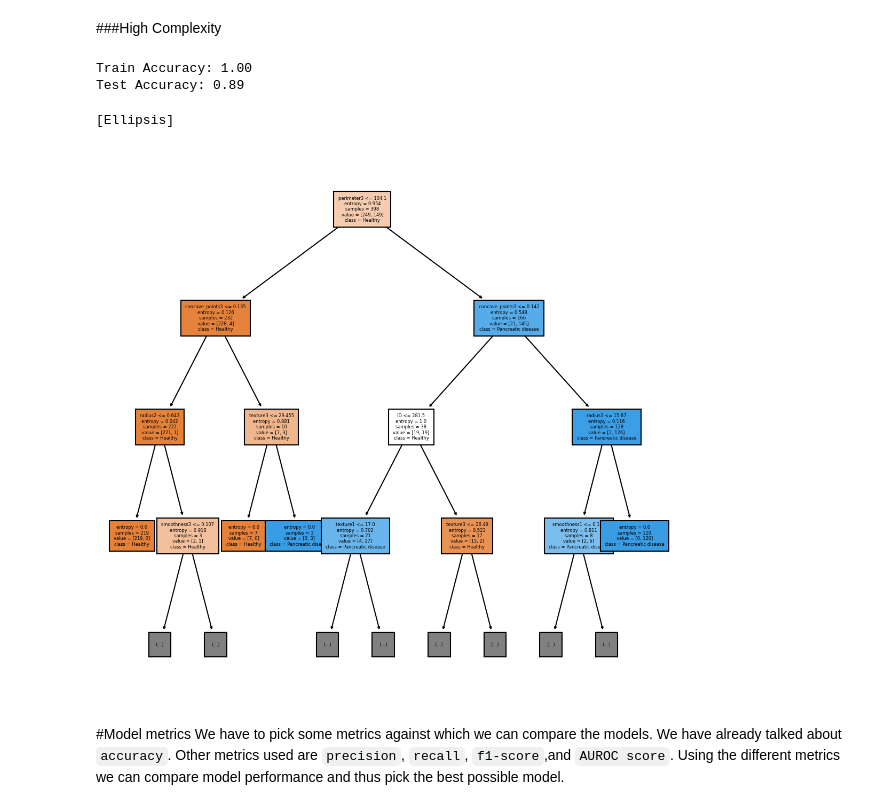
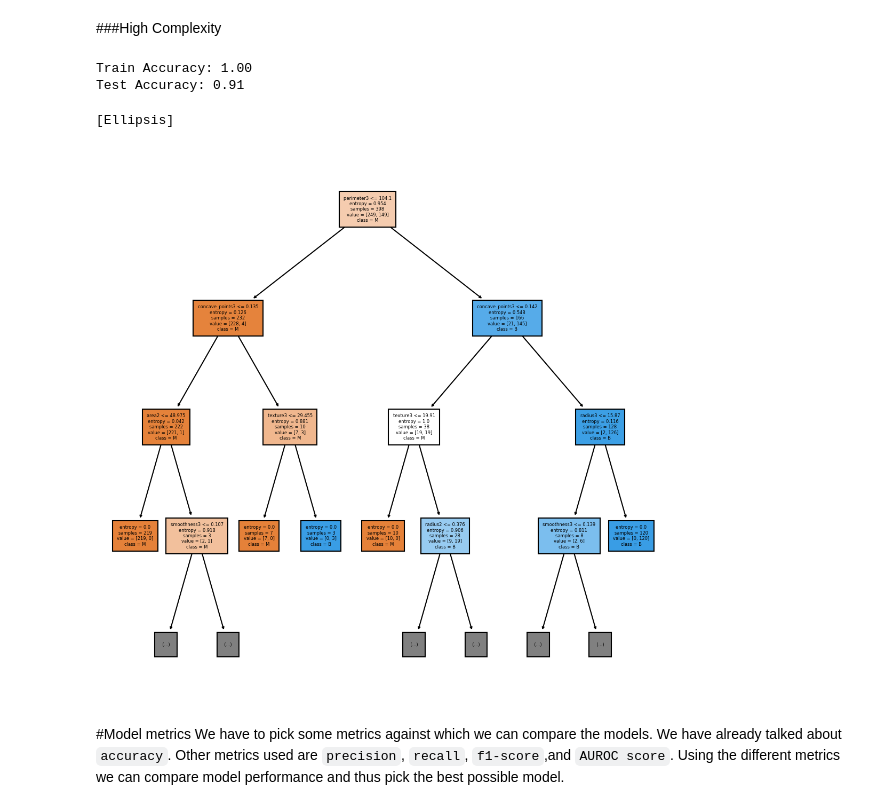
Before and after one commit to IndraniMandal/New-Revisions, a Jupyter notebook: Model_Evaluation.ipynb, the cells around one changed output. Cells and saved outputs as stored; diff of their text form; code cells hidden in the pictures.

```diff
--- a/Model_Evaluation.ipynb
+++ b/Model_Evaluation.ipynb
@@ -245,7 +245,7 @@ Name: Diagnosis, dtype: int64
 # %% [markdown]
 ###Split the data
 # %%
-features= cancer_data.drop('Diagnosis', axis=1) # drop the target column
+features= cancer_data.drop(['ID','Diagnosis'], axis=1) # drop the target column
 target = cancer_data.Diagnosis
 # %%
 from sklearn.model_selection import train_test_split
@@ -309,20 +312,20 @@ print("Train Accuracy: {:3.2f}".format(accuracy_score(y_train, pred_train_high))
 print("Test Accuracy: {:3.2f}".format(accuracy_score(y_test, pred_test_high)))
 # %% [output]
 Train Accuracy: 1.00
-Test Accuracy: 0.89
+Test Accuracy: 0.91
 # %%
 # Visualize the decision tree model
 import matplotlib.pyplot as plt  # visualization library
 from sklearn.tree import plot_tree
 fig, axes = plt.subplots(1, 1, figsize=(9,9), dpi=150)
 plot_tree(dtree_high, fontsize=4, filled=True,
                max_depth=3,
                feature_names= features.columns,
-               class_names= ['Healthy','Pancreatic disease','Pancreatic Cancer'])
+               class_names= list(cancer_data['Diagnosis'].unique()))
 [...]
 # %% [output]
 [Ellipsis]
-[figure, old version]
+[figure, new version]
 # %% [markdown]
 #Model metrics
 We have to pick some metrics against which we can compare the models. We have already talked about `accuracy`. Other metrics used are `precision`, `recall`, `f1-score`,and `AUROC score`. Using the different metrics we can compare model performance and thus pick the best possible model.
```
Also changed, not shown: parts of 6 cells of this notebook.
